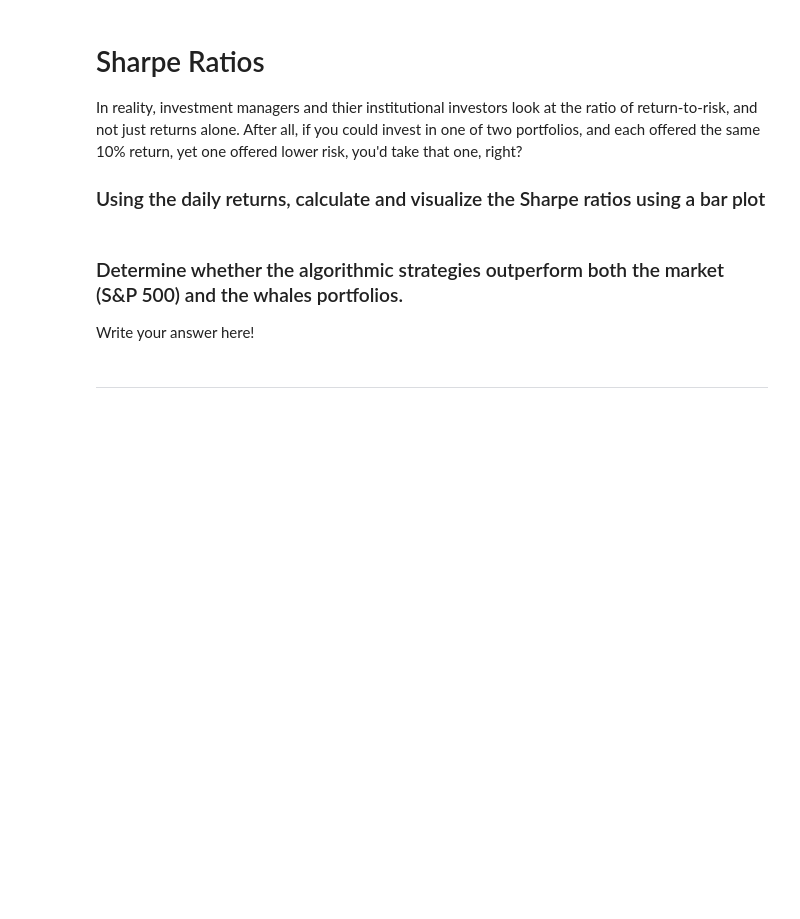
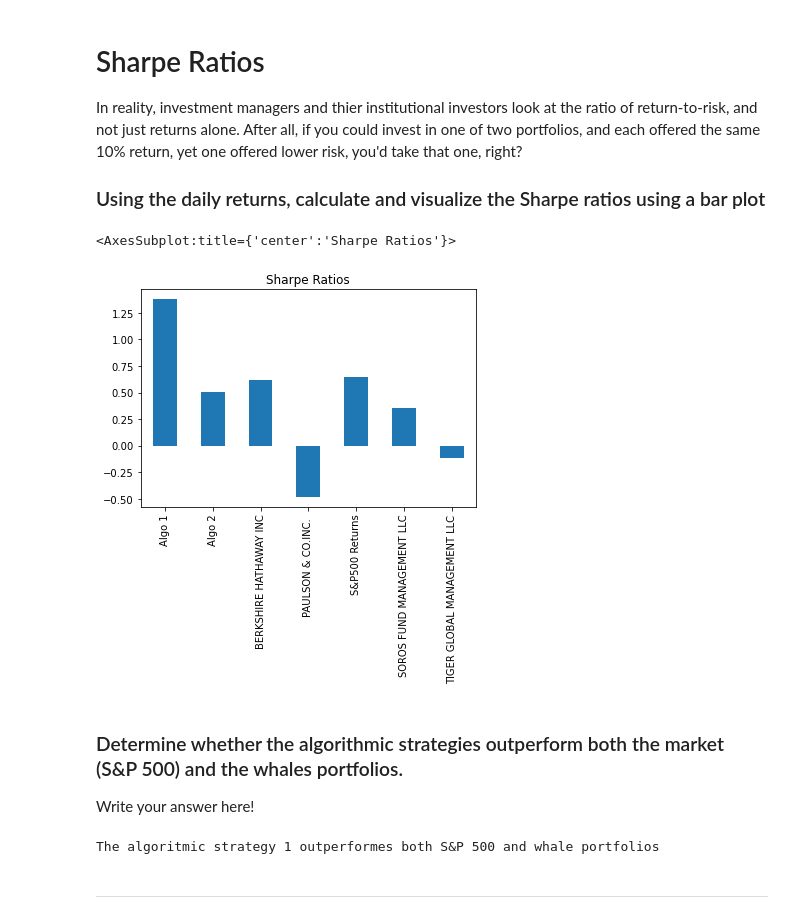
Before and after one commit to robel-codes/portfolio-performance, a Jupyter notebook: whale_analysis.ipynb, the cells around one changed output. Cells and saved outputs as stored; diff of their text form; code cells hidden in the pictures; blank space fills up the shorter version.

Commit message:
created custom portfolio and anlysis

```diff
--- a/whale_analysis.ipynb
+++ b/whale_analysis.ipynb
@@ -317,12 +319,21 @@ In reality, investment managers and thier institutional investors look at the ra
 ### Using the daily returns, calculate and visualize the Sharpe ratios using a bar plot
 # %%
 # Annualized Sharpe Ratios
+sharpe_ratios = (returns_df.mean() * 252) / (portfolios_std * np.sqrt(252))
 # %%
 # Visualize the sharpe ratios as a bar plot
+sharpe_ratios.plot(kind="bar", title="Sharpe Ratios")
+# %% [output]
+<AxesSubplot:title={'center':'Sharpe Ratios'}>
+[figure, added]
 # %% [markdown]
 ### Determine whether the algorithmic strategies outperform both the market (S&P 500) and the whales portfolios.
 
 Write your answer here!
+# %%
+print("The algoritmic strategy 1 outperformes both S&P 500 and whale portfolios")
+# %% [output]
+The algoritmic strategy 1 outperformes both S&P 500 and whale portfolios
 # %% [markdown]
 ---
 # %% [markdown]
```
Also changed, not shown: parts of 25 cells of this notebook.
